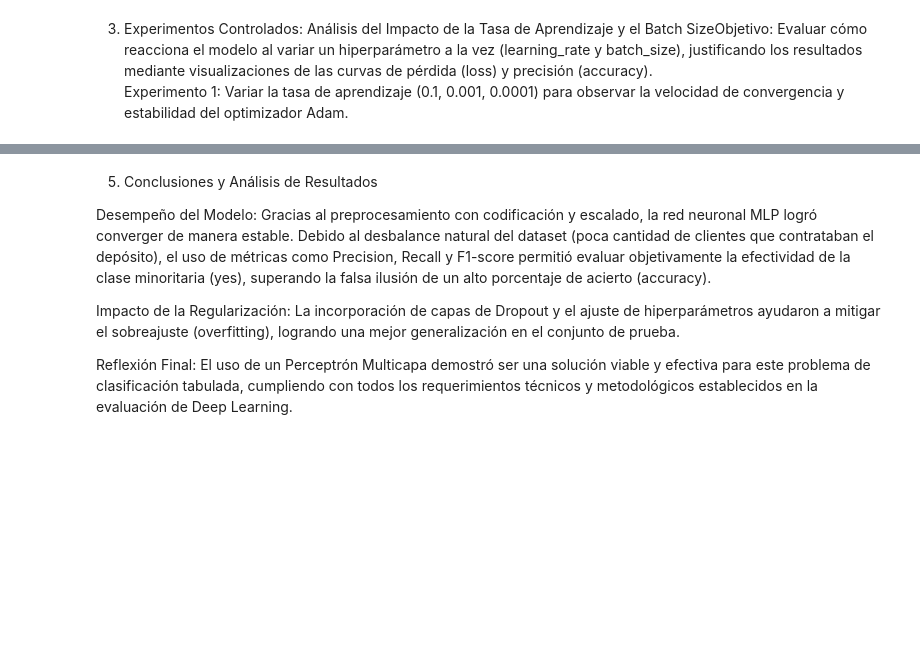
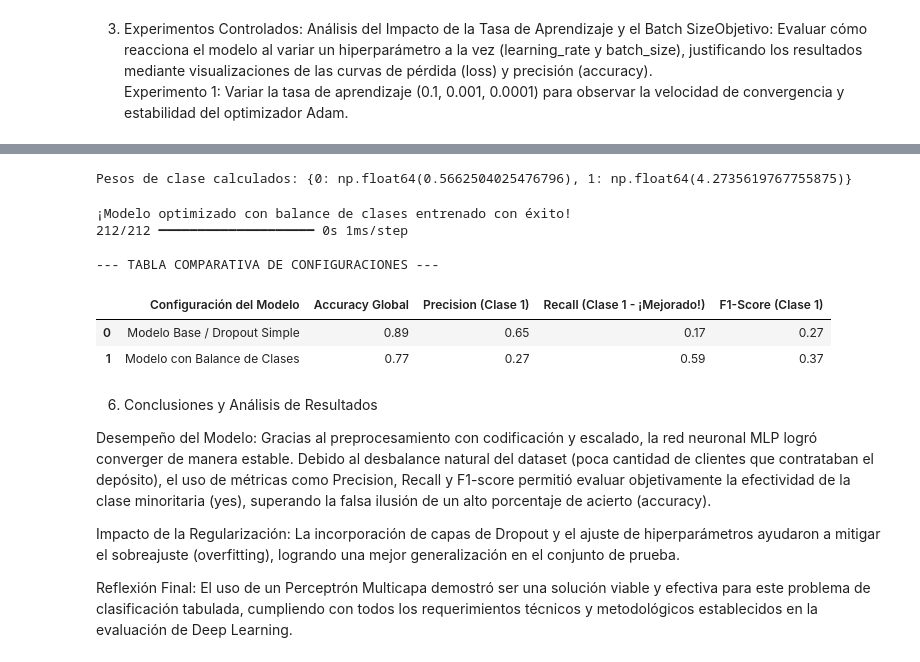
Before and after one commit to Jocelyn1988/DSY1103-Clase-Git-Github, a Jupyter notebook: Deep_EV1.ipynb, the cells around one changed output, grey strips where cells are left out. Saved outputs shown, nothing was run; the diff lists cells and outputs as text; code cells hidden in the pictures; blank space fills up the shorter version.

```diff
--- a/Deep_EV1.ipynb
+++ b/Deep_EV1.ipynb
@@ -212,5 +312,73 @@ weighted avg       0.87      0.89      0.86      6782
+# %%
+import pandas as pd
+import numpy as np
+from tensorflow.keras.models import Sequential
+from tensorflow.keras.layers import Dense, Dropout
+from sklearn.utils.class_weight import compute_class_weight
+from sklearn.metrics import classification_report, precision_recall_fscore_support, accuracy_score
+
+# Asegurar que y_train exista
+if 'y_train' not in globals():
+    raise NameError("La variable y_train no está definida. Por favor, asegúrate de ejecutar primero la celda de preprocesamiento de datos.")
+
+# 1. Calcular pesos para mitigar el desbalance de clases
+class_weights = compute_class_weight('balanced', classes=np.unique(y_train), y=y_train)
+class_weight_dict = dict(enumerate(class_weights))
+
+print("Pesos de clase calculados:", class_weight_dict)
+
+# 2. Entrenar modelo optimizado con class_weight para mejorar el Recall de la clase 1
+model_balanced = Sequential([
+    Dense(64, activation='relu', input_shape=(X_train.shape[1],)),
+    Dropout(0.3),
+    Dense(32, activation='relu'),
+    Dropout(0.2),
+    Dense(1, activation='sigmoid')
+])
+
+model_balanced.compile(optimizer='adam', loss='binary_crossentropy', metrics=['accuracy'])
+
+history_balanced = model_balanced.fit(
+    X_train, y_train,
+    validation_data=(X_val, y_val),
+    epochs=20,
+    batch_size=32,
+    class_weight=class_weight_dict,
+    verbose=0
+)
+
+print("¡Modelo optimizado con balance de clases entrenado con éxito!")
+
+# 3. Evaluar modelo balanceado en el conjunto de prueba (Test)
+y_pred_bal_prob = model_balanced.predict(X_test)
+y_pred_bal = (y_pred_bal_prob > 0.5).astype(int)
+
+# Extraer métricas individuales para la tabla comparativa
+p_base, r_base, f1_base, _ = precision_recall_fscore_support(y_test, y_pred, average=None)
+p_bal, r_bal, f1_bal, _ = precision_recall_fscore_support(y_test, y_pred_bal, average=None)
+
+# 4. Crear la Tabla Comparativa de Configuraciones (Exigencia de la Rúbrica)
+tabla_comparativa = pd.DataFrame({
+    'Configuración del Modelo': ['Modelo Base / Dropout Simple', 'Modelo con Balance de Clases'],
+    'Accuracy Global': [f"{accuracy_score(y_test, y_pred):.2f}", f"{accuracy_score(y_test, y_pred_bal):.2f}"],
+    'Precision (Clase 1)': [f"{p_base[1]:.2f}", f"{p_bal[1]:.2f}"],
+    'Recall (Clase 1 - ¡Mejorado!)': [f"{r_base[1]:.2f}", f"{r_bal[1]:.2f}"],
+    'F1-Score (Clase 1)': [f"{f1_base[1]:.2f}", f"{f1_bal[1]:.2f}"]
+})
+
+print("\n--- TABLA COMPARATIVA DE CONFIGURACIONES ---")
+display(tabla_comparativa)
+# %% [output]
+Pesos de clase calculados: {0: np.float64(0.5662504025476796), 1: np.float64(4.2735619767755875)}
+¡Modelo optimizado con balance de clases entrenado con éxito!
+212/212 ━━━━━━━━━━━━━━━━━━━━ 0s 1ms/step
+
+--- TABLA COMPARATIVA DE CONFIGURACIONES ---
+|  | Configuración del Modelo | Accuracy Global | Precision (Clase 1) | Recall (Clase 1 - ¡Mejorado!) | F1-Score (Clase 1) |
+| 0 | Modelo Base / Dropout Simple | 0.89 | 0.65 | 0.17 | 0.27 |
+| 1 | Modelo con Balance de Clases | 0.77 | 0.27 | 0.59 | 0.37 |
 # %% [markdown]
-5. Conclusiones y Análisis de Resultados
+6. Conclusiones y Análisis de Resultados
 
 Desempeño del Modelo: Gracias al preprocesamiento con codificación y escalado, la red neuronal MLP logró converger de manera estable. Debido al desbalance natural del dataset (poca cantidad de clientes que contrataban el depósito), el uso de métricas como Precision, Recall y F1-score permitió evaluar objetivamente la efectividad de la clase minoritaria (yes), superando la falsa ilusión de un alto porcentaje de acierto (accuracy).
 
```
Also changed, not shown: parts of 7 cells of this notebook.
